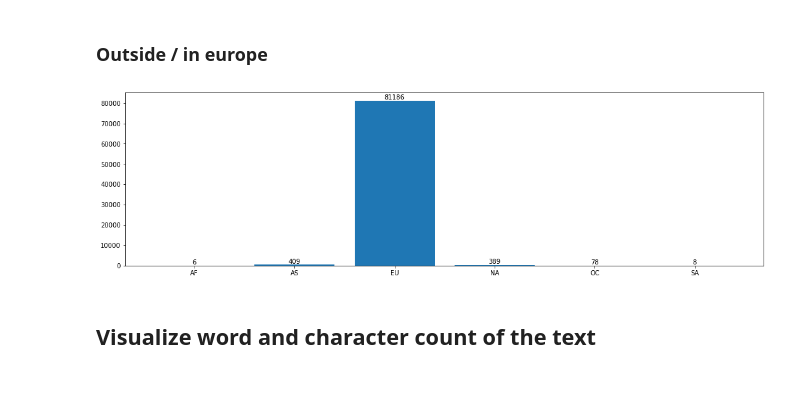
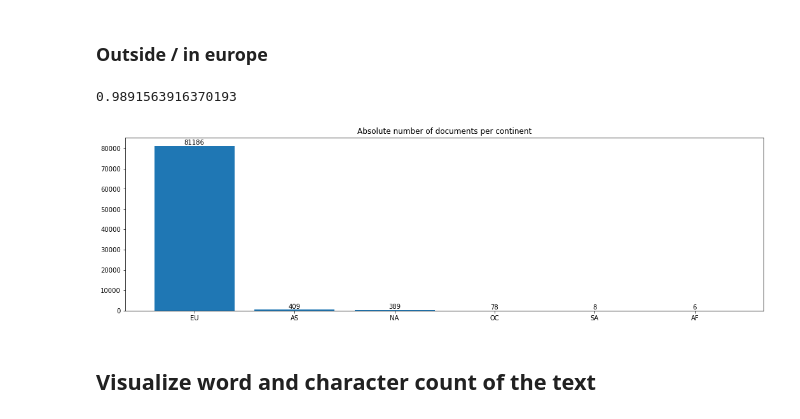
Before and after one commit to SebastianBitsch/document-similarity-search, a Jupyter notebook: raw_data_visualization.ipynb, the cells around one changed output. Drawn from its saved outputs; the diff is of its cells as text; code cells hidden in the pictures; blank space fills up the shorter version.

```diff
--- a/raw_data_visualization.ipynb
+++ b/raw_data_visualization.ipynb
@@ -81,24 +76,27 @@ Name: country, dtype: int64
 # %%
 import json
 f = open('util/continent_codes.json')
 continent_codes = json.load(f)
 
 continents = [continent_codes[c] for c in df['country']]
 df['continent'] = continents
 
 pivot = df['continent'].astype(str).value_counts()
 
-a = sorted(zip(pivot.index,pivot.values))
+print(pivot.values[0]/sum(pivot.values))
+
+a = sorted(zip(pivot.values,pivot.index),reverse=True)
 
 f, ax = plt.subplots(figsize=(18,5))
-plt.bar(list(zip(*a))[0],list(zip(*a))[1])
-
+plt.bar(list(zip(*a))[1],list(zip(*a))[0])
+plt.title("Absolute number of documents per continent")
 for bars in ax.containers:
     ax.bar_label(bars)
 
 plt.show()
 # %% [output]
+0.9891563916370193
-[figure, old version]
+[figure, new version]
 # %% [markdown]
 ## Visualize word and character count of the text
 # %%
```
Also changed, not shown: parts of 19 cells of this notebook, 1 other file.
